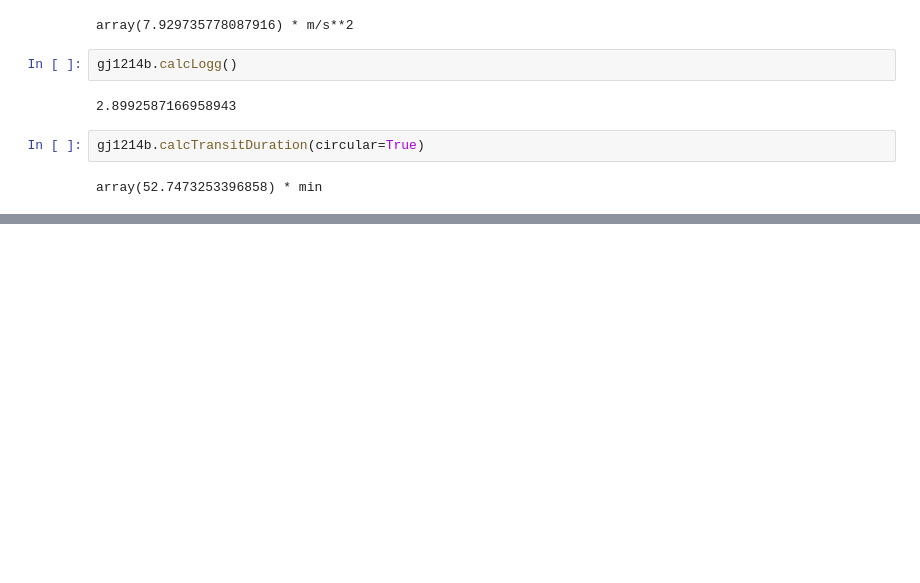
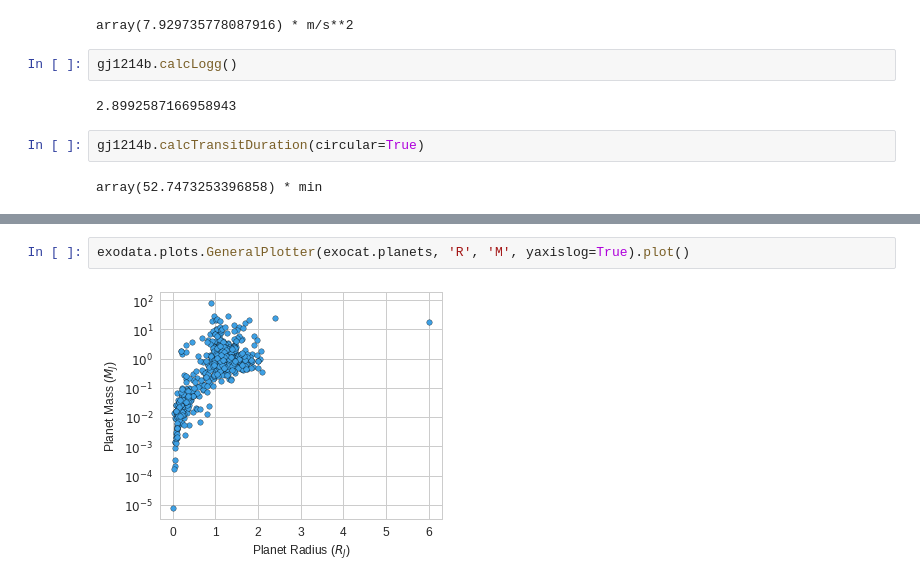
Before and after one commit to PedrazaCodeWorks/OpenAstro, a Jupyter notebook: api.ipynb, the cells around one changed output, grey strips where cells are left out. Cells and saved outputs as stored; diff of their text form; blank space fills up the shorter version.

```diff
--- a/api.ipynb
+++ b/api.ipynb
@@ -89,0 +93,4 @@ array(52.7473253396858) * min
+# %%
+exodata.plots.GeneralPlotter(exocat.planets, 'R', 'M', yaxislog=True).plot()
+# %% [output]
+[figure, added]
```
Also changed, not shown: parts of 10 cells of this notebook, 3 other files.
